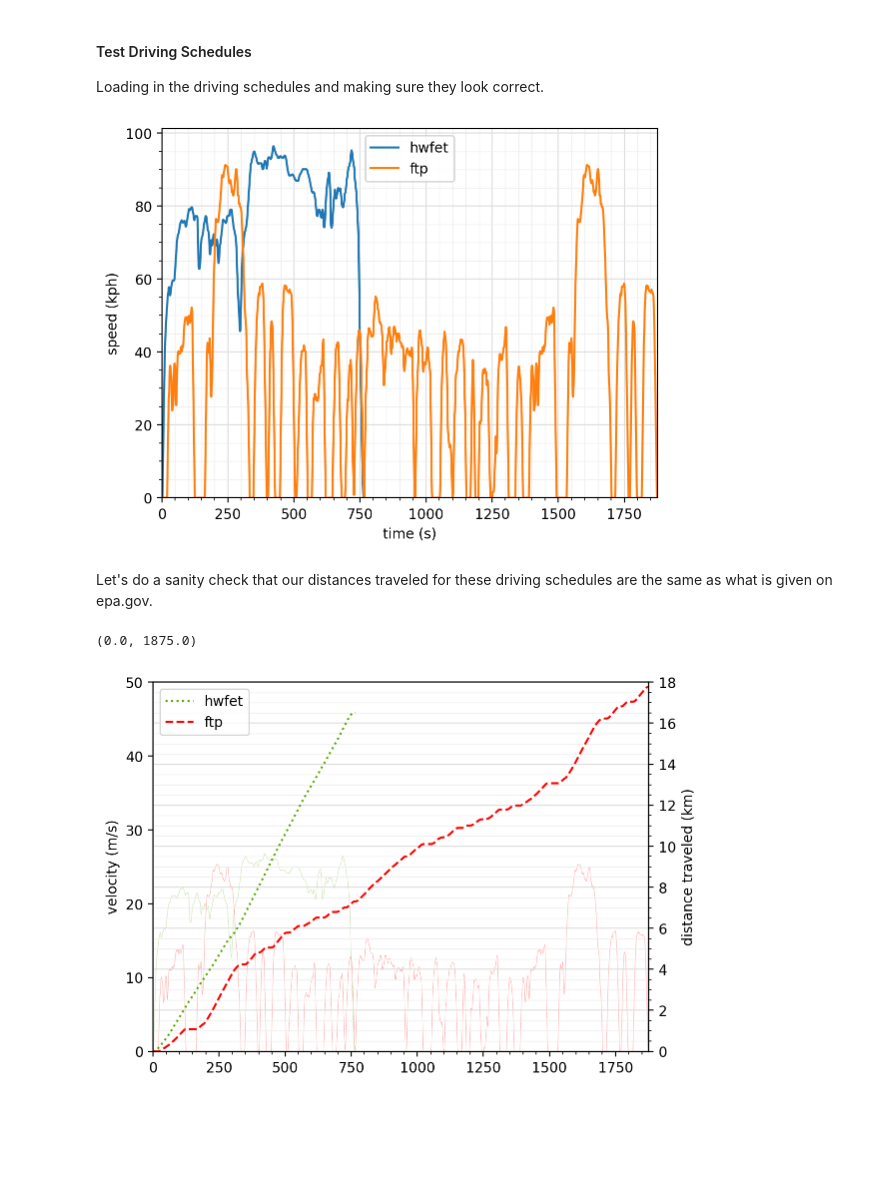
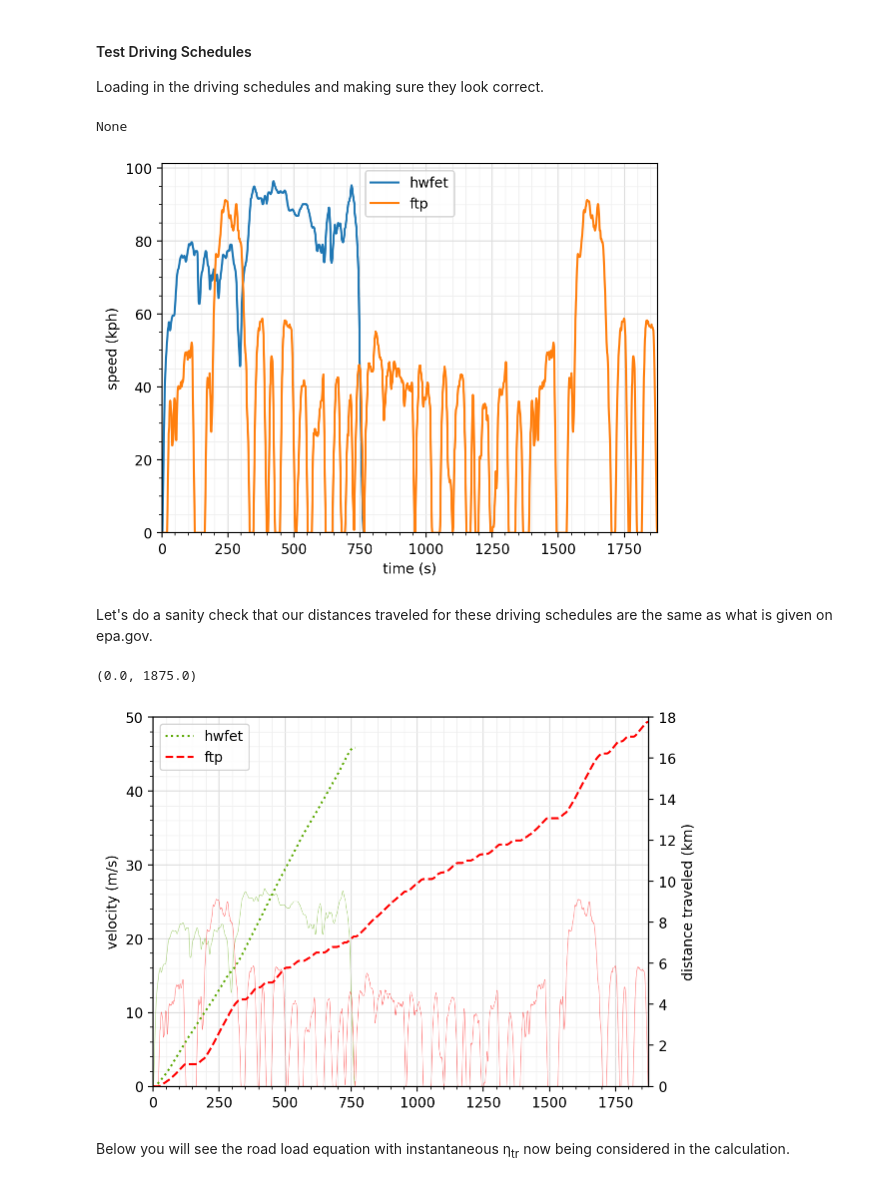
Before and after one commit to davvidbaker/aes-hw-s24, a Jupyter notebook: transportation/hw2.ipynb, the cells around one changed output. Saved outputs shown, nothing was run; the diff lists cells and outputs as text; code cells hidden in the pictures; blank space fills up the shorter version.

```diff
--- a/transportation/hw2.ipynb
+++ b/transportation/hw2.ipynb
@@ -59,45 +59,52 @@ plt.xlabel("time (s)")
 plt.ylabel("speed (kph)")
 plt.xlim(0, 1875)
 plt.ylim(0)
-hw_utils.nice_grid(plt)
+result = hw_utils.nice_grid(plt)
+
+print(result)
 # %% [output]
+None
 [figure]
 # %% [markdown]
 Let's do a sanity check that our distances traveled for these driving schedules are the same as what is given on epa.gov.
 # %%
 import numpy as np
 from scipy.integrate import solve_ivp
+import matplotlib
 
 kph_to_mps = 0.277778  # 1 kph = 0.277778 m/s
 
 cycle = dict(
-    time=[hwfet_schedule["time"], ftp_schedule["time"]],
+    time=[hwfet_schedule["time"].values, ftp_schedule["time"].values],
     mps=[
         hwfet_schedule["speed (kph)"] * kph_to_mps,
         ftp_schedule["speed (kph)"] * kph_to_mps,
     ],
     name=["hwfet", "ftp"],
 )
 
 hwfet_integral = np.array([0, *np.cumsum(cycle["mps"][0])]) / 1000.0
-ftp_integral = np.array([0, *np.cumsum(cycle["mps"][1])]) / 1000.
+ftp_integral = np.array([0, *np.cumsum(cycle["mps"][1])]) / 1000.0
 
 fig, ax1 = plt.subplots()
 ax2 = ax1.twinx()
 
-hw_utils.nice_grid(plt)
-ax1.plot(cycle["mps"][0], color="xkcd:leaf green", alpha=0.3, linewidth=0.4)
-ax1.plot(cycle["mps"][1], color="red", alpha=0.3, linewidth=0.4)
+ax1.plot(cycle["mps"][0], color="xkcd:leaf green", alpha=0.5, linewidth=0.4)
+ax1.plot(cycle["mps"][1], color="red", alpha=0.5, linewidth=0.4)
 ax2.plot(hwfet_integral, linestyle="dotted", color="xkcd:leaf green", label="hwfet")
 ax2.plot(ftp_integral, linestyle="dashed", color="red", label="ftp")
 ax1.set_ylabel("velocity (m/s)")
+hw_utils.nice_grid(ax1)
+
 
 plt.legend()
 ax2.set_ylabel("distance traveled (km)")
 ax1.set_ylim(0, 50)
 ax2.set_ylim(0, 18)
 ax1.set_xlim(0, 1875)
 # %% [output]
 (0.0, 1875.0)
-[figure, old version]
+[figure, new version]
+# %% [markdown]
+Below you will see the road load equation with  instantaneous η<sub>tr</sub> now being considered in the calculation.
 # %%
```
Also changed, not shown: parts of 5 cells of this notebook, 11 other files.
